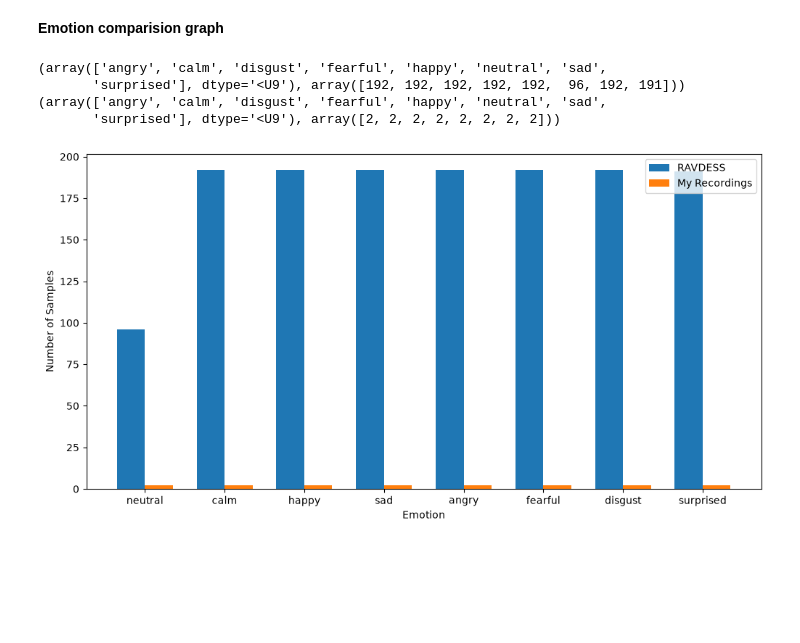
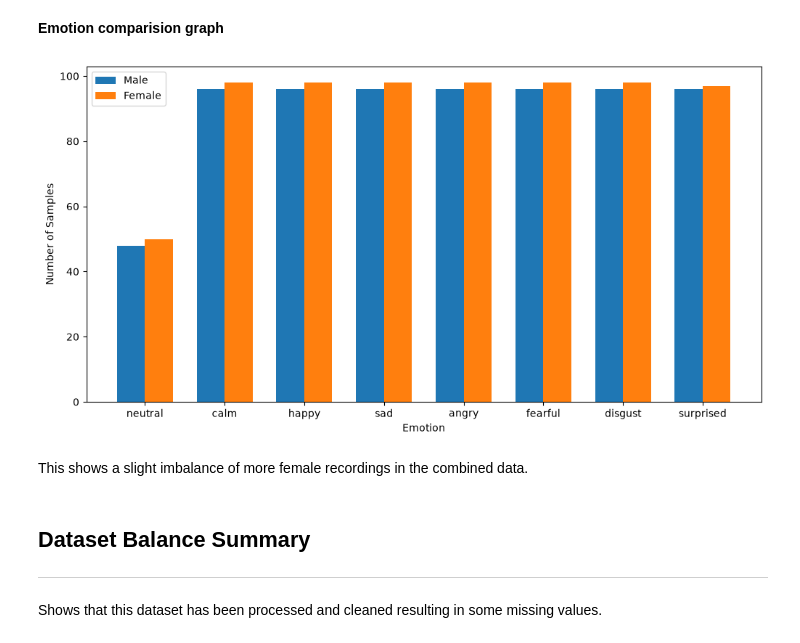
Before and after one commit to IAT-ExploringAI-2026/Week2-DataPreprocessing, a Jupyter notebook: Week 2.ipynb, the cells around one changed output. Saved outputs shown, nothing was run; the diff lists cells and outputs as text; code cells hidden in the pictures; blank space fills up the shorter version.

```diff
--- a/Week 2.ipynb
+++ b/Week 2.ipynb
@@ -963,14 +963,6 @@ My data set only had one gender, female.
 # %% [markdown]
 
 **Emotion comparision graph**
-# %%
-print(np.unique(ravdess_emotions, return_counts=True))
-print(np.unique(recorded_emotions, return_counts=True))
-# %% [output]
-(array(['angry', 'calm', 'disgust', 'fearful', 'happy', 'neutral', 'sad',
-       'surprised'], dtype='<U9'), array([192, 192, 192, 192, 192,  96, 192, 191]))
-(array(['angry', 'calm', 'disgust', 'fearful', 'happy', 'neutral', 'sad',
-       'surprised'], dtype='<U9'), array([2, 2, 2, 2, 2, 2, 2, 2]))
 # %%
 emotion_order = [
     'neutral',
@@ -982,26 +974,30 @@ emotion_order = [
     'disgust',
     'surprised'
 ]
+# %%
+combined_emotions, combined_genders = get_labels(combined_files)
 # %%
-# Count each emotion in RAVDESS
-ravdess_counts = [np.sum(ravdess_emotions == emotion) for emotion in emotion_order]
+# Count males and females for each emotion
+male_counts = [np.sum((combined_emotions == emotion) & (combined_genders == 'Male')) for emotion in emotion_order]
 
-# Count each emotion in my recordings
-recorded_counts = [np.sum(recorded_emotions == emotion) for emotion in emotion_order]
-
-# Position of each emotion on the x-axis
+female_counts = [np.sum((combined_emotions == emotion) & (combined_genders == 'Female')) for emotion in emotion_order]
 x = np.arange(len(emotion_order))
-
-# Width of each bar
 width = 0.35
-
 plt.figure(figsize=(12, 6))
-plt.bar(x - width/2, ravdess_counts, width, label='RAVDESS')
-plt.bar(x + width/2, recorded_counts, width, label='My Recordings')
+plt.bar(x - width/2, male_counts, width, label='Male')
+plt.bar(x + width/2, female_counts, width, label='Female')
 plt.xticks(x, emotion_order)
 plt.xlabel('Emotion')
 plt.ylabel('Number of Samples')
 plt.legend()
 plt.show()
 # %% [output]
-[figure, old version]
+[figure, new version]
+# %% [markdown]
+This shows a slight imbalance of more female recordings in the combined data.
+# %% [markdown]
+## **Dataset Balance Summary**
+
+---
+
+Shows that this dataset has been processed and cleaned resulting in some missing values.
```
Also changed, not shown: parts of 4 cells of this notebook.
